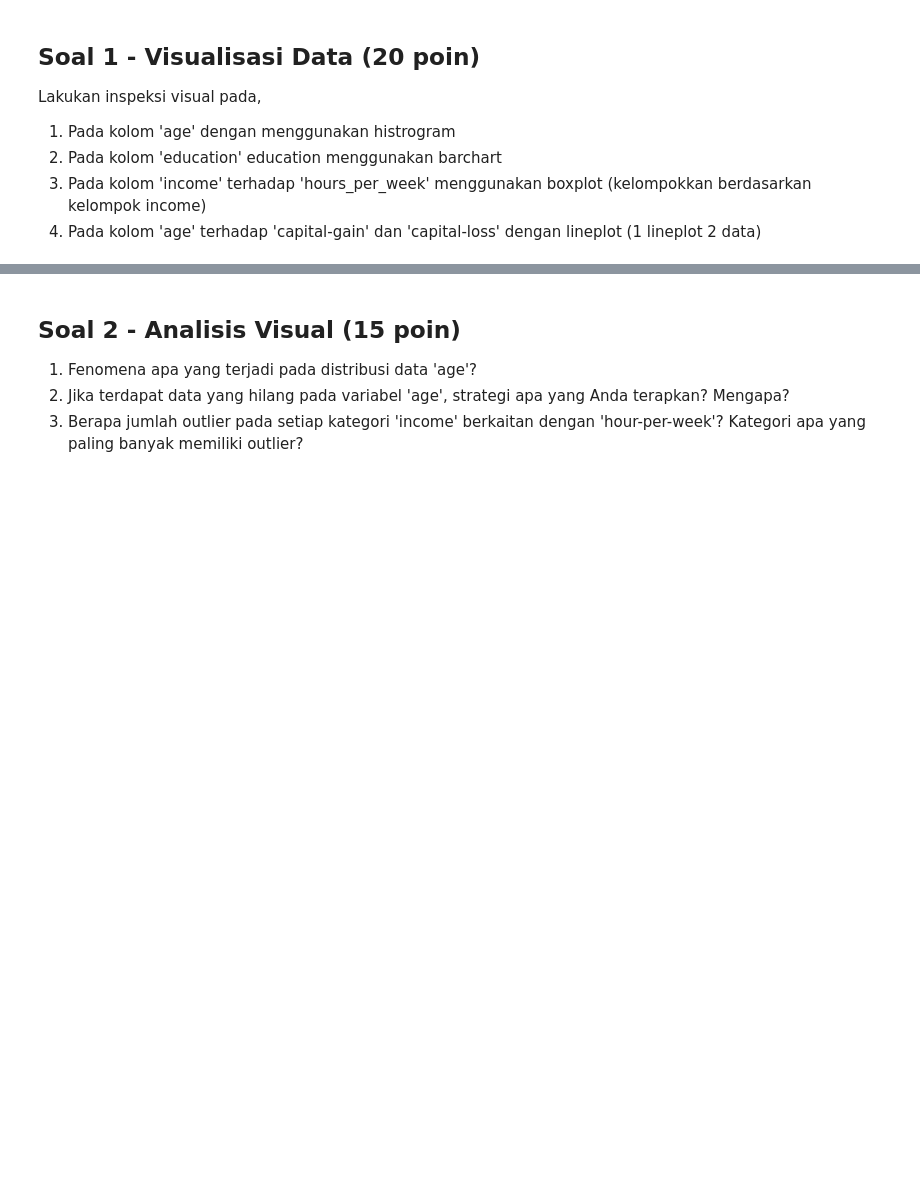
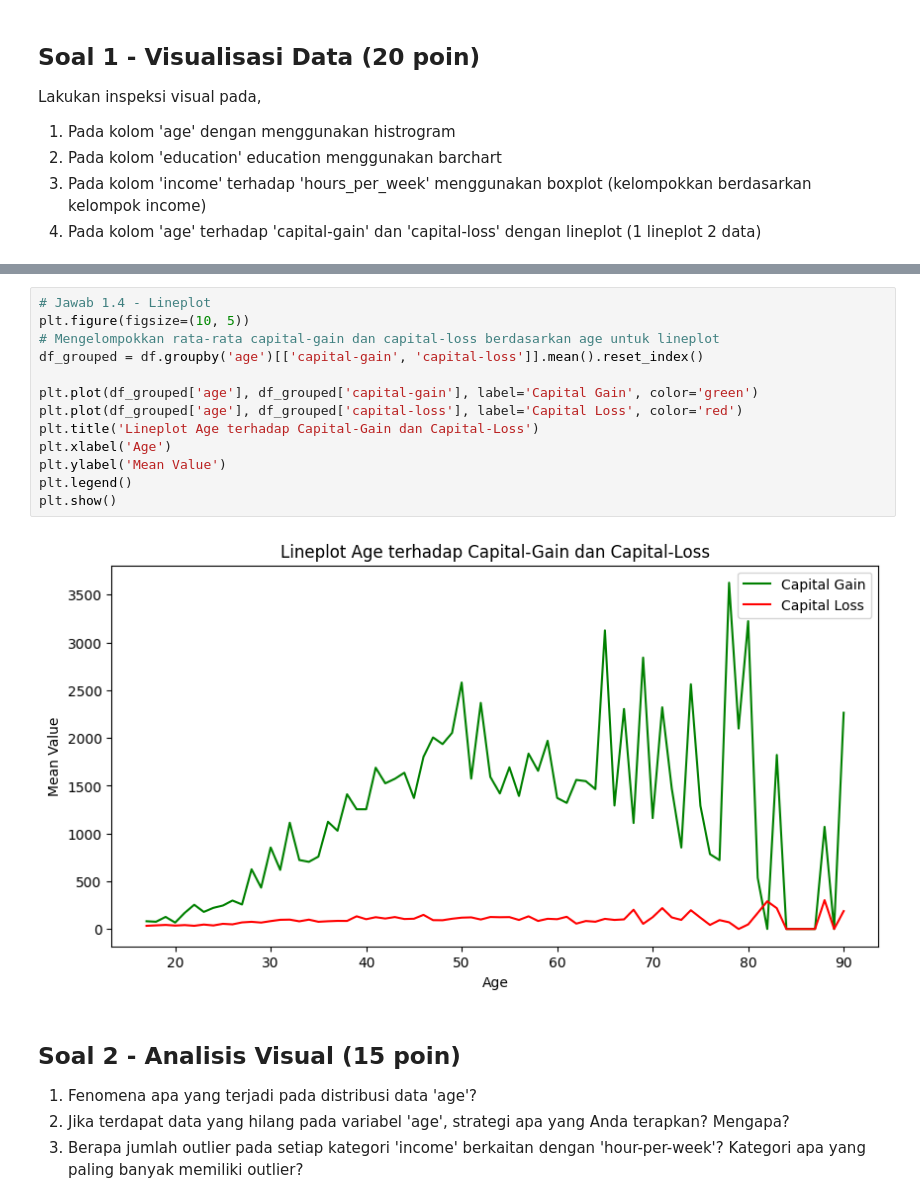
Before and after one commit to silvatria/pembelajaran-mesin-254107023001, a Jupyter notebook: JS04_SOAL_KUIS1_ML.ipynb, the cells around one changed output, grey strips where cells are left out. Saved outputs shown, nothing was run; the diff lists cells and outputs as text; blank space fills up the shorter version.

```diff
--- a/JS04_SOAL_KUIS1_ML.ipynb
+++ b/JS04_SOAL_KUIS1_ML.ipynb
@@ -109,3 +201,18 @@ Lakukan inspeksi visual pada,
+# %%
+# Jawab 1.4 - Lineplot
+plt.figure(figsize=(10, 5))
+# Mengelompokkan rata-rata capital-gain dan capital-loss berdasarkan age untuk lineplot
+df_grouped = df.groupby('age')[['capital-gain', 'capital-loss']].mean().reset_index()
+
+plt.plot(df_grouped['age'], df_grouped['capital-gain'], label='Capital Gain', color='green')
+plt.plot(df_grouped['age'], df_grouped['capital-loss'], label='Capital Loss', color='red')
+plt.title('Lineplot Age terhadap Capital-Gain dan Capital-Loss')
+plt.xlabel('Age')
+plt.ylabel('Mean Value')
+plt.legend()
+plt.show()
+# %% [output]
+[figure, added]
 # %% [markdown]
 ## Soal 2 - Analisis Visual (15 poin)
 1. Fenomena apa yang terjadi pada distribusi data 'age'?
```
Also changed, not shown: parts of 25 cells of this notebook.
